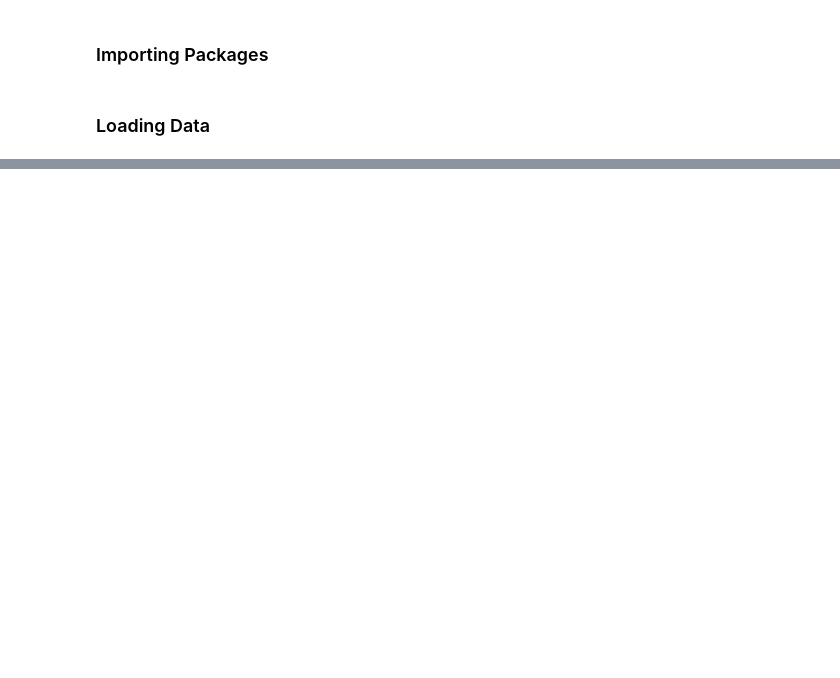
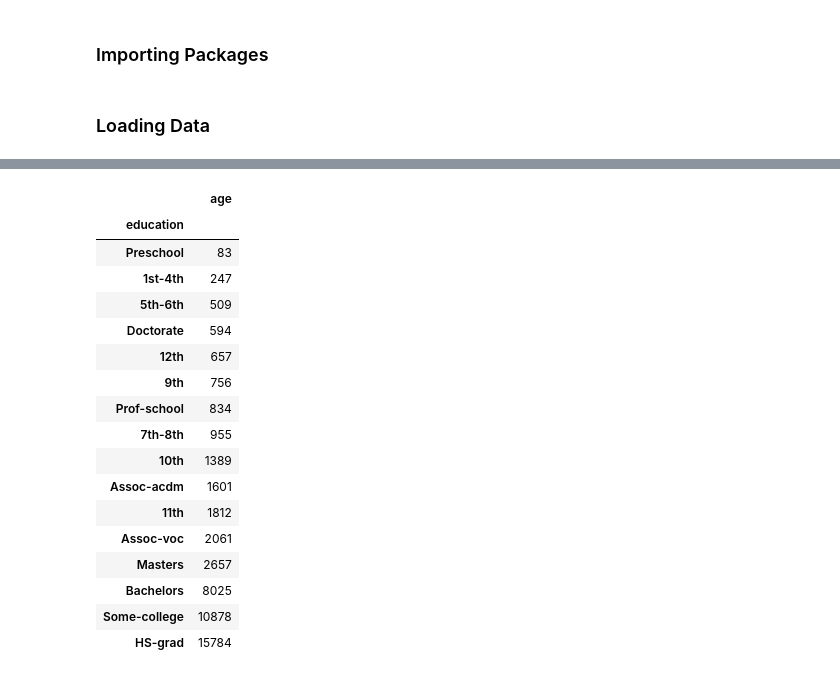
Before and after one commit to Jystine/dsc148-project, a Jupyter notebook: raine-eda.ipynb, the cells around one changed output, grey strips where cells are left out. Saved outputs shown, nothing was run; the diff lists cells and outputs as text; code cells hidden in the pictures; blank space fills up the shorter version.

```diff
--- a/raine-eda.ipynb
+++ b/raine-eda.ipynb
@@ -73,0 +111,5 @@ X
+# %%
+# Which columns have ? values
+for col in data.columns:
+    if "?" in np.array(data[col]):
+        print(col)
@@ -73,0 +205,9 @@ X
+# %%
+# Number of classes in each categorical cariable
+categorical = data.drop(columns = ["age", "fnlwgt", "education-num", "capital-gain", "capital-loss",
+                                   "hours-per-week", "income"])
+categorical_count = {}
+for col in categorical.columns:
+    categorical_count[col] = len(categorical[col].unique())
+
+categorical_count
@@ -73,0 +223,4 @@ X
+# %%
+# Function to get count of classes in each feature
+def get_distr(col):
+    return data.groupby(col)[["age"]].count().sort_values("age")
@@ -73,0 +241,21 @@ X
+# %%
+get_distr("education")
+# %% [output]
+|  | age |
+| education |  |
+| Preschool | 83 |
+| 1st-4th | 247 |
+| 5th-6th | 509 |
+| Doctorate | 594 |
+| 12th | 657 |
+| 9th | 756 |
+| Prof-school | 834 |
+| 7th-8th | 955 |
+| 10th | 1389 |
+| Assoc-acdm | 1601 |
+| 11th | 1812 |
+| Assoc-voc | 2061 |
+| Masters | 2657 |
+| Bachelors | 8025 |
+| Some-college | 10878 |
+| HS-grad | 15784 |
```
Also changed, not shown: parts of 39 cells of this notebook.
